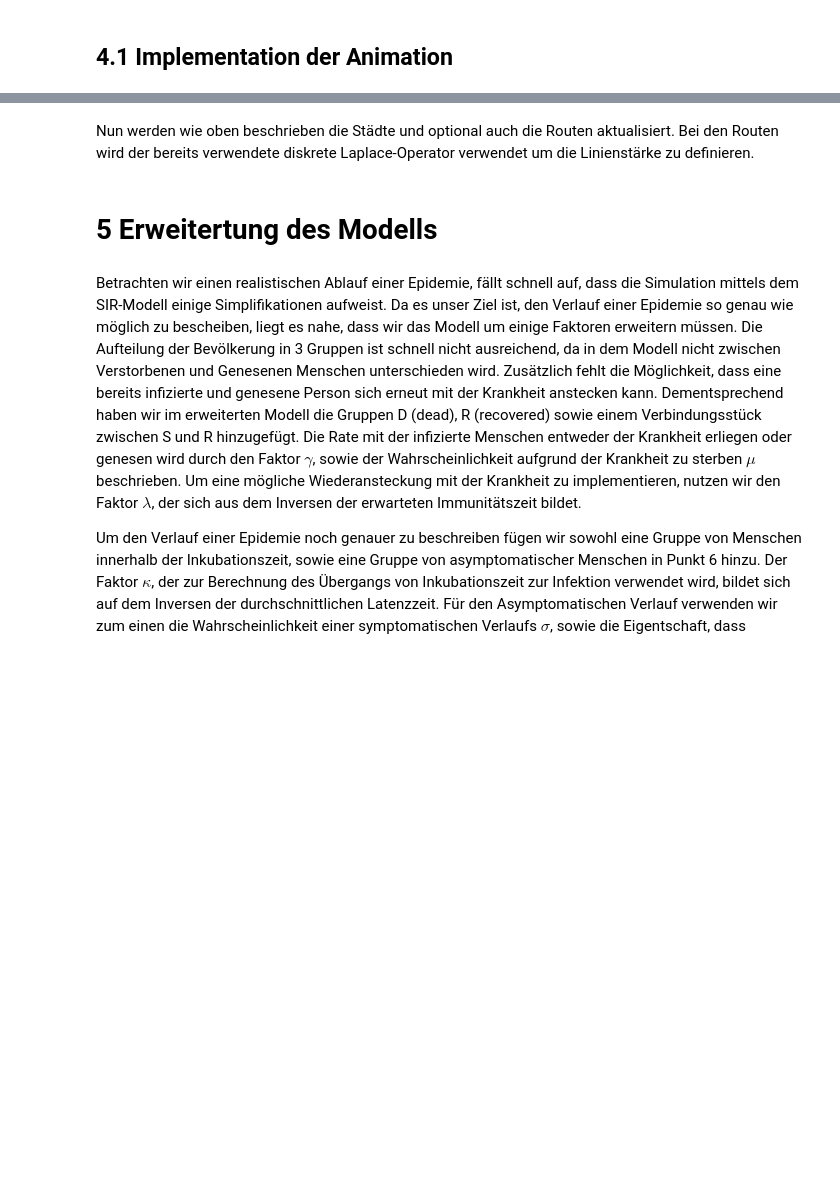
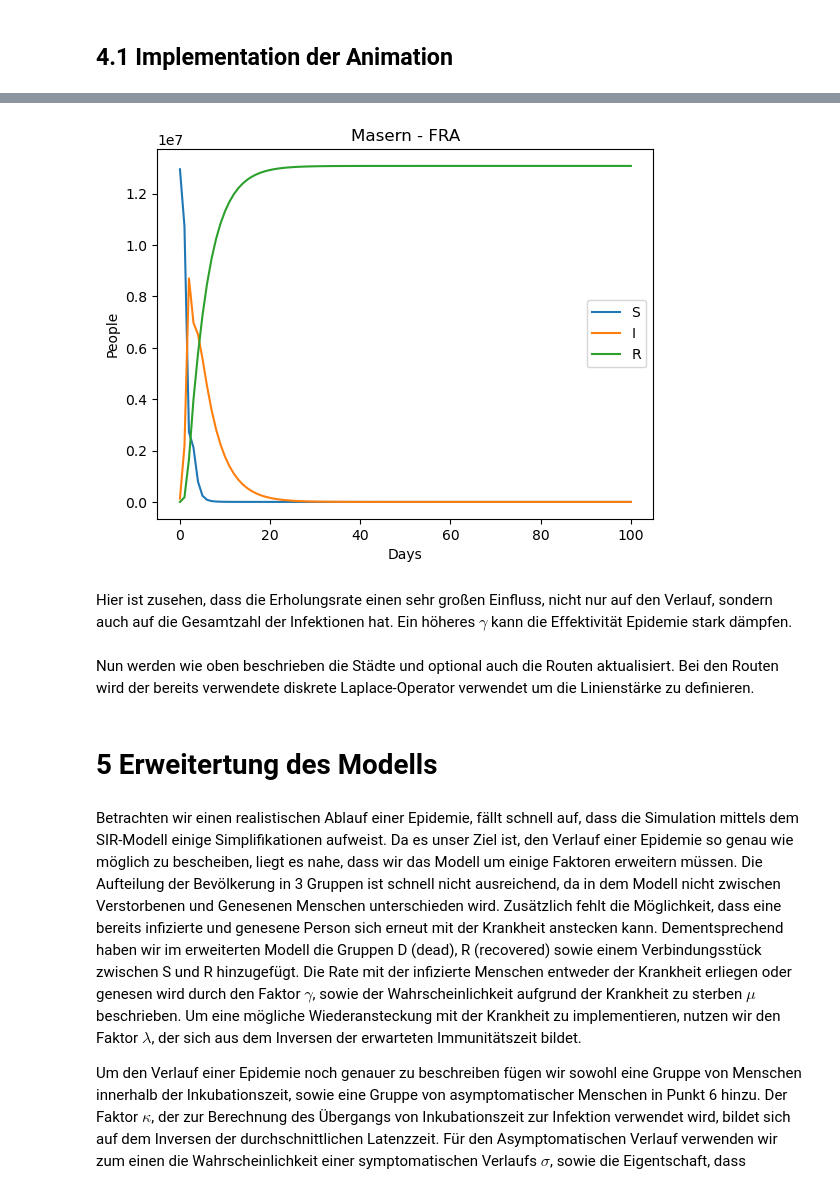
Before and after one commit to LoloSpirit/PlagueInc, a Jupyter notebook: Ausarbeitung_Projekt.ipynb, the cells around one changed output, grey strips where cells are left out. Drawn from its saved outputs; the diff is of its cells as text; code cells hidden in the pictures; blank space fills up the shorter version.

```diff
--- a/Ausarbeitung_Projekt.ipynb
+++ b/Ausarbeitung_Projekt.ipynb
@@ -778,2 +829,13 @@ def initialize_plot (show_routes, add_closed = False, geodetic=True):
+# %%
+cure_humanity()
+cities['FRA'].infect_percent(0.01)
+t, SIR_values = combined_simulation(3.5,0.25,0.01,0.01,0.01,100)
+stadt='FRA'
+S, I, R = zip(*SIR_values[stadt])
+plot_SIR('Masern - FRA', t, S, I, R)
+# %% [output]
+[figure, added]
+# %% [markdown]
+Hier ist zusehen, dass die Erholungsrate einen sehr großen Einfluss, nicht nur auf den Verlauf, sondern auch auf die Gesamtzahl der Infektionen hat. Ein höheres $\gamma$ kann die Effektivität Epidemie stark dämpfen.
 # %% [markdown]
 Nun werden wie oben beschrieben die Städte und optional auch die Routen aktualisiert. Bei den Routen wird der bereits verwendete diskrete Laplace-Operator verwendet um die Linienstärke zu definieren.
```
Also changed, not shown: parts of 30 cells of this notebook.
